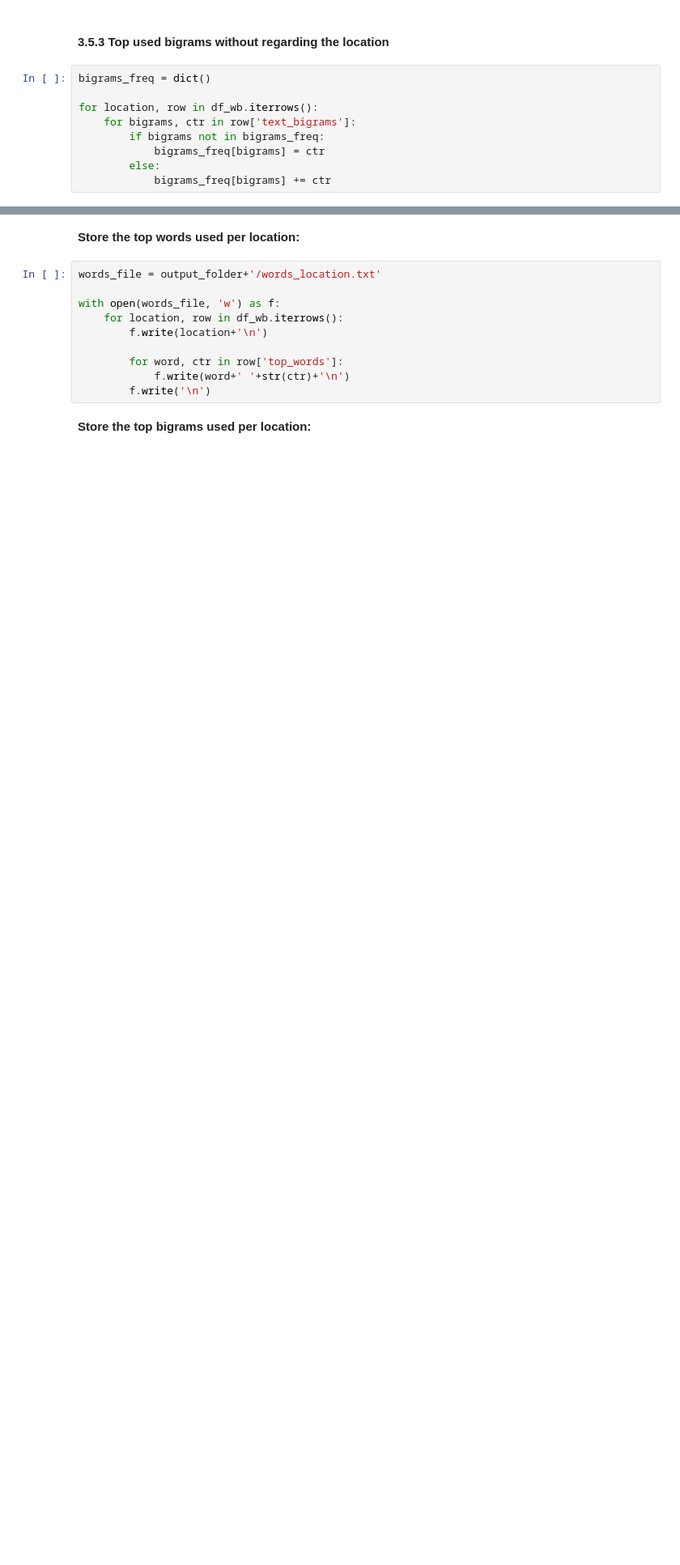
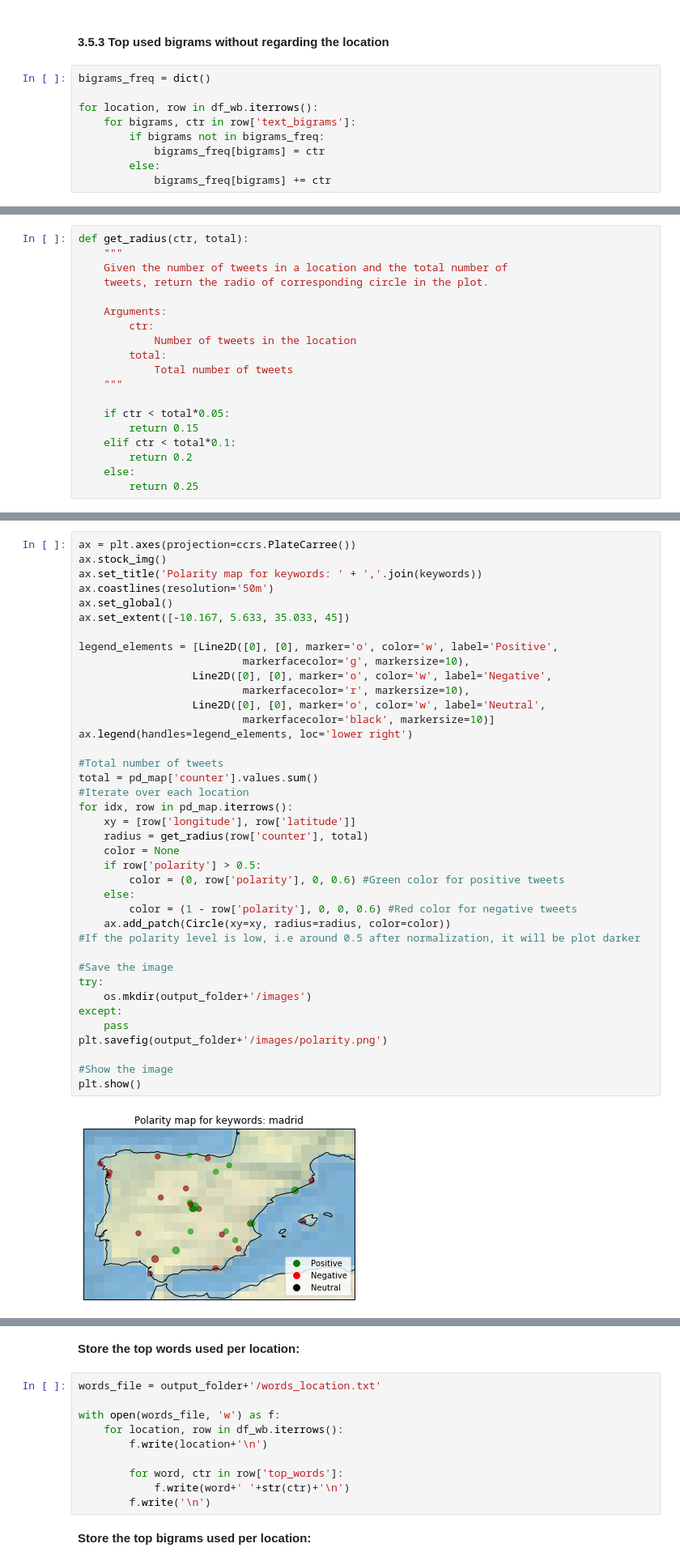
Before and after one commit to danielroncel/twitter-analysis-per-cities, a Jupyter notebook: twitter_crawler.ipynb, the cells around one changed output, grey strips where cells are left out. Shown at 81% size. Cells and saved outputs as stored; diff of their text form; blank space fills up the shorter version.

```diff
--- a/twitter_crawler.ipynb
+++ b/twitter_crawler.ipynb
@@ -439,0 +511,19 @@ print(bigrams_freq)
+# %%
+def get_radius(ctr, total):
+    """
+    Given the number of tweets in a location and the total number of
+    tweets, return the radio of corresponding circle in the plot.
+
+    Arguments:
+        ctr:
+            Number of tweets in the location
+        total:
+            Total number of tweets
+    """
+
+    if ctr < total*0.05:
+        return 0.15
+    elif ctr < total*0.1:
+        return 0.2
+    else:
+        return 0.25
@@ -439,0 +532,41 @@ print(bigrams_freq)
+# %%
+ax = plt.axes(projection=ccrs.PlateCarree())
+ax.stock_img()
+ax.set_title('Polarity map for keywords: ' + ','.join(keywords))
+ax.coastlines(resolution='50m')
+ax.set_global()
+ax.set_extent([-10.167, 5.633, 35.033, 45])
+
+legend_elements = [Line2D([0], [0], marker='o', color='w', label='Positive',
+                          markerfacecolor='g', markersize=10),
+                  Line2D([0], [0], marker='o', color='w', label='Negative',
+                          markerfacecolor='r', markersize=10),
+                  Line2D([0], [0], marker='o', color='w', label='Neutral',
+                          markerfacecolor='black', markersize=10)]
+ax.legend(handles=legend_elements, loc='lower right')
+
+#Total number of tweets
+total = pd_map['counter'].values.sum()
+#Iterate over each location
+for idx, row in pd_map.iterrows():
+    xy = [row['longitude'], row['latitude']]
+    radius = get_radius(row['counter'], total)
+    color = None
+    if row['polarity'] > 0.5:
+        color = (0, row['polarity'], 0, 0.6) #Green color for positive tweets
+    else:
+        color = (1 - row['polarity'], 0, 0, 0.6) #Red color for negative tweets
+    ax.add_patch(Circle(xy=xy, radius=radius, color=color))
+#If the polarity level is low, i.e around 0.5 after normalization, it will be plot darker
+
+#Save the image
+try:
+    os.mkdir(output_folder+'/images')
+except:
+    pass
+plt.savefig(output_folder+'/images/polarity.png')
+
+#Show the image
+plt.show()
+# %% [output]
+[figure, added]
```
Also changed, not shown: parts of 29 cells of this notebook, 1 other file.
